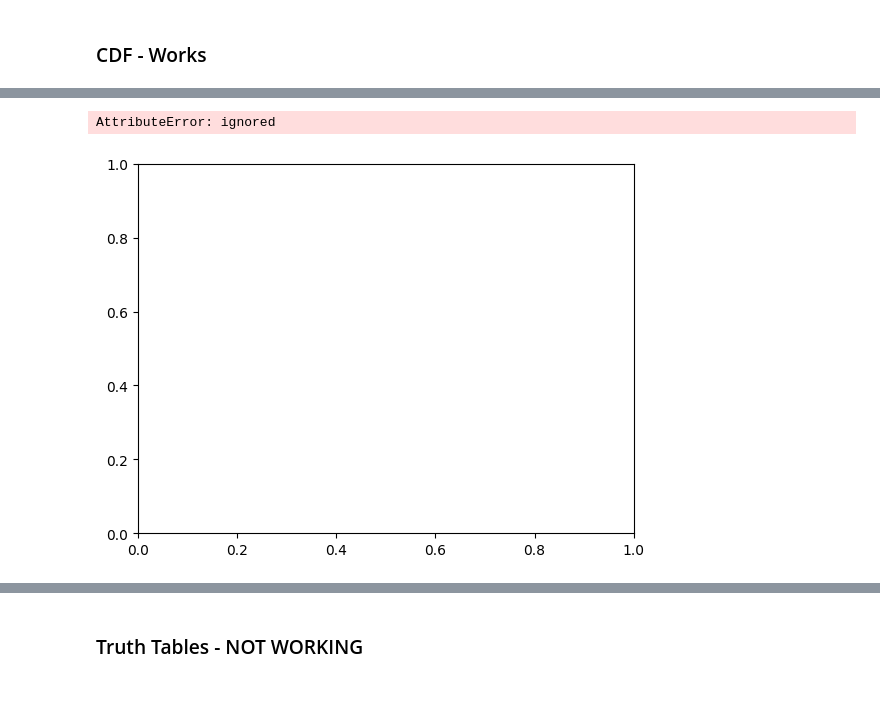
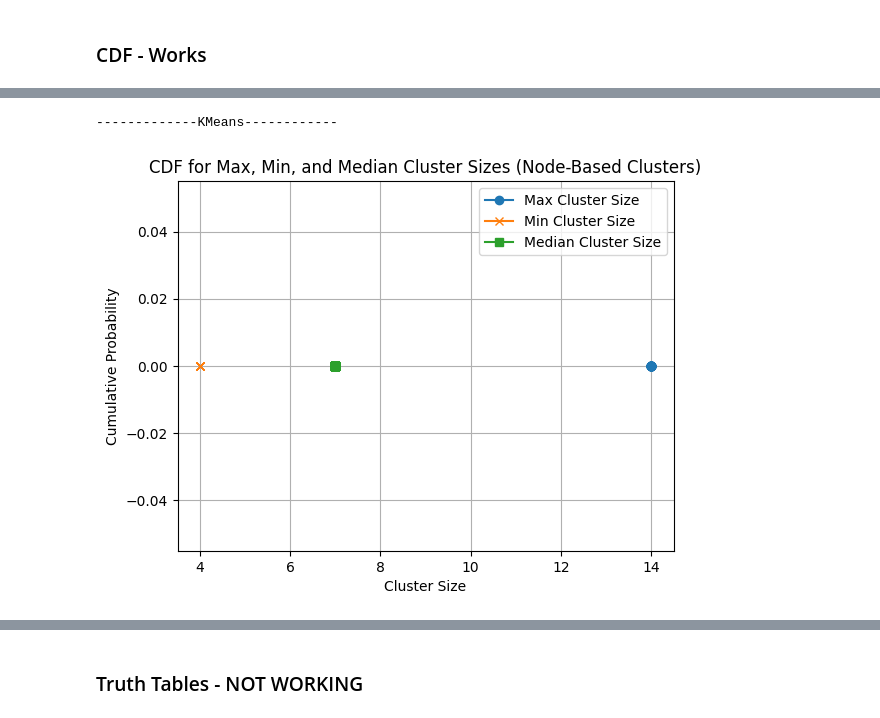
Before and after one commit to jegraham/1-GNN-Clustering, a Jupyter notebook: Simplified_Graham,_Jessica_GAE_Clustering_Phase_1_KMeans.ipynb, the cells around one changed output, grey strips where cells are left out. Saved outputs shown, nothing was run; the diff lists cells and outputs as text; code cells hidden in the pictures; blank space fills up the shorter version.

```diff
--- a/Simplified_Graham,_Jessica_GAE_Clustering_Phase_1_KMeans.ipynb
+++ b/Simplified_Graham,_Jessica_GAE_Clustering_Phase_1_KMeans.ipynb
@@ -750,33 +738,0 @@ WARNING:matplotlib.backends.backend_ps:The PostScript backend does not support t
-# %%
-print("---------------Combined--------------")
-# Create a single figure and axis
-fig, ax = plt.subplots(figsize=(10, 10))
-nx.draw_networkx_edges(gnn_G, gnn_pos, alpha=0.1, ax=ax)
-node_scatter = ax.scatter(gnn_X[:, 0], gnn_X[:, 1], s=20, color='grey')
-gnn_cluster_center_scatter = ax.scatter(gnn_x, gnn_y, marker='x', s=125, c='green', edgecolors='white', linewidth=1, label='GNN Cluster Centers')
-gnn_cluster_head_scatter = ax.scatter(gnn_X[closest_node_indices, 0], gnn_X[closest_node_indices, 1], marker='D', s=200, c='green', edgecolors='white', linewidth=1, label='GNNCluster Heads')
-node_cluster_head_scatter = ax.scatter(node_cluster_head_x, node_cluster_head_y, marker='D', s=100, c='red', edgecolors='white', linewidth=1, label='KMeans Cluster Heads')
-node_cluster_scatter = ax.scatter(node_cluster_x, node_cluster_y, marker='x', s=125, c='red', label='KMeans Cluster Centers')
-
-
-
-test_head_scatter = ax.scatter(gnn_cluster_head_x, gnn_cluster_head_y, marker='D', s=125, c='black', edgecolors='white', linewidth=1, label='Cluster Heads')
-test_cluster_scatter = ax.scatter(gnn_cluster_centers[:, 0], gnn_cluster_centers[:, 1], marker='x', s=100, c='black', label='Cluster Centers')
-
-
-
-# Change the label of the GNN scatter plot
-node_scatter.set_label('Nodes')
-
-ax.set_xlabel('X')
-ax.set_ylabel('Y')
-
-# Create separate legend handles with custom labels
-handles = [gnn_cluster_head_scatter, node_cluster_head_scatter, node_scatter]
-labels = [h.get_label() for h in handles]
-
-# Display the legend with the custom labels
-ax.legend(handles=handles, labels=labels)
-
-plt.savefig(f'{folder_path}{run_id}_{version}-cluster-centers-node-features-combined-V1', format='eps', dpi=300)
-plt.show()
@@ -1656,9 +1795,9 @@ node_min_dist = stats.rv_histogram(np.histogram(node_min_cluster_sizes, bins=20)
 node_median_dist = stats.rv_histogram(np.histogram(node_median_cluster_sizes, bins=20))
 
 # Calculate CDF values for each distribution
-node_max_cdf = max_dist.cdf(node_max_cluster_sizes)
-node_min_cdf = min_dist.cdf(node_min_cluster_sizes)
-node_median_cdf = median_dist.cdf(node_median_cluster_sizes)
+node_max_cdf = node_max_dist.cdf(node_max_cluster_sizes)
+node_min_cdf = node_min_dist.cdf(node_min_cluster_sizes)
+node_median_cdf = node_median_dist.cdf(node_median_cluster_sizes)
 
 # Plot the CDF curves for max, min, and median cluster sizes
 ax.plot(node_max_cluster_sizes, node_max_cdf, label='Max Cluster Size', linestyle='-', marker='o')
@@ -1668,12 +1807,12 @@ ax.plot(node_median_cluster_sizes, node_median_cdf, label='Median Cluster Size',
 # Plot settings
 ax.set_xlabel('Cluster Size')
 ax.set_ylabel('Cumulative Probability')
-ax.set_title('CDF for Max, Min, and Median Cluster Sizes')
+ax.set_title('CDF for Max, Min, and Median Cluster Sizes (Node-Based Clusters)')
 ax.legend()
 ax.grid(True)
 
 # Save the plot as an EPS file
-plt.savefig(f'{folder_path}{run_id}_{version}-node-cdf-max-min-median', format='eps', dpi=300)
+plt.savefig(f'{folder_path}{run_id}_{version}-node-cdf-max-min-median.eps', format='eps', dpi=300)
 
 plt.show()
 # %% [output]
@@ -1681,3 +1820,3 @@ plt.show()
-AttributeError: ignored
+-------------KMeans------------
-[figure, old version]
+[figure, new version]
 # %%
```
Also changed, not shown: parts of 71 cells of this notebook.
